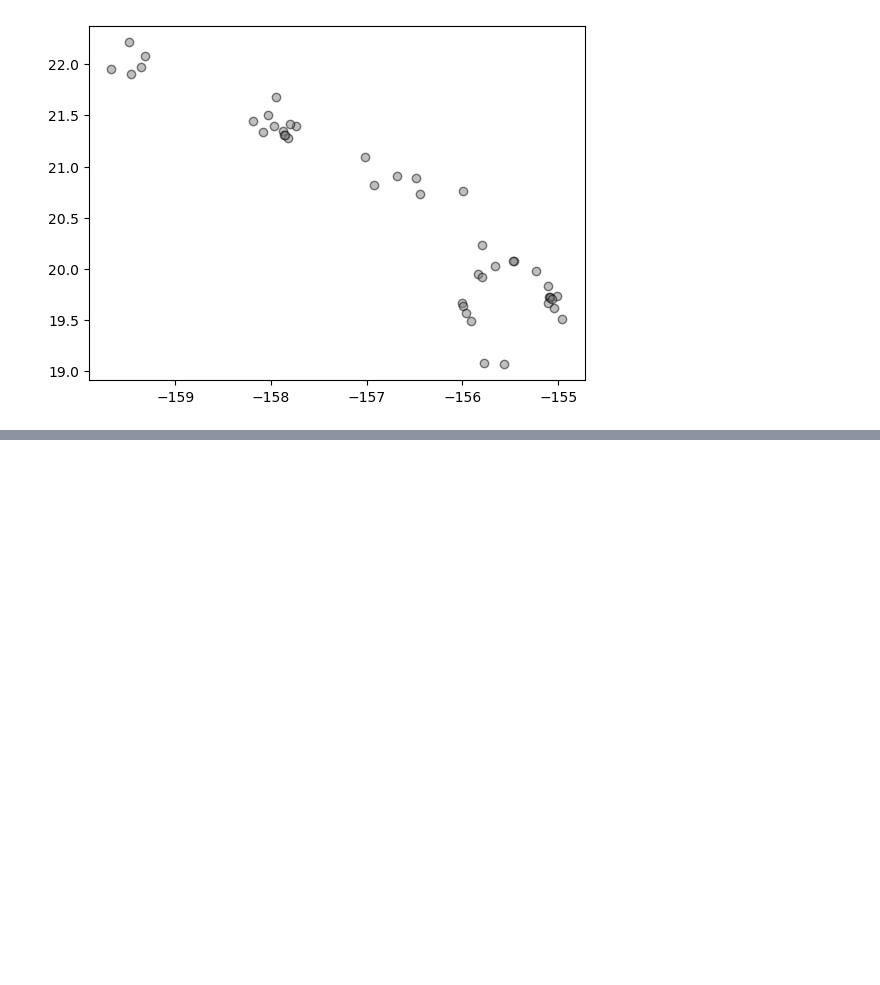
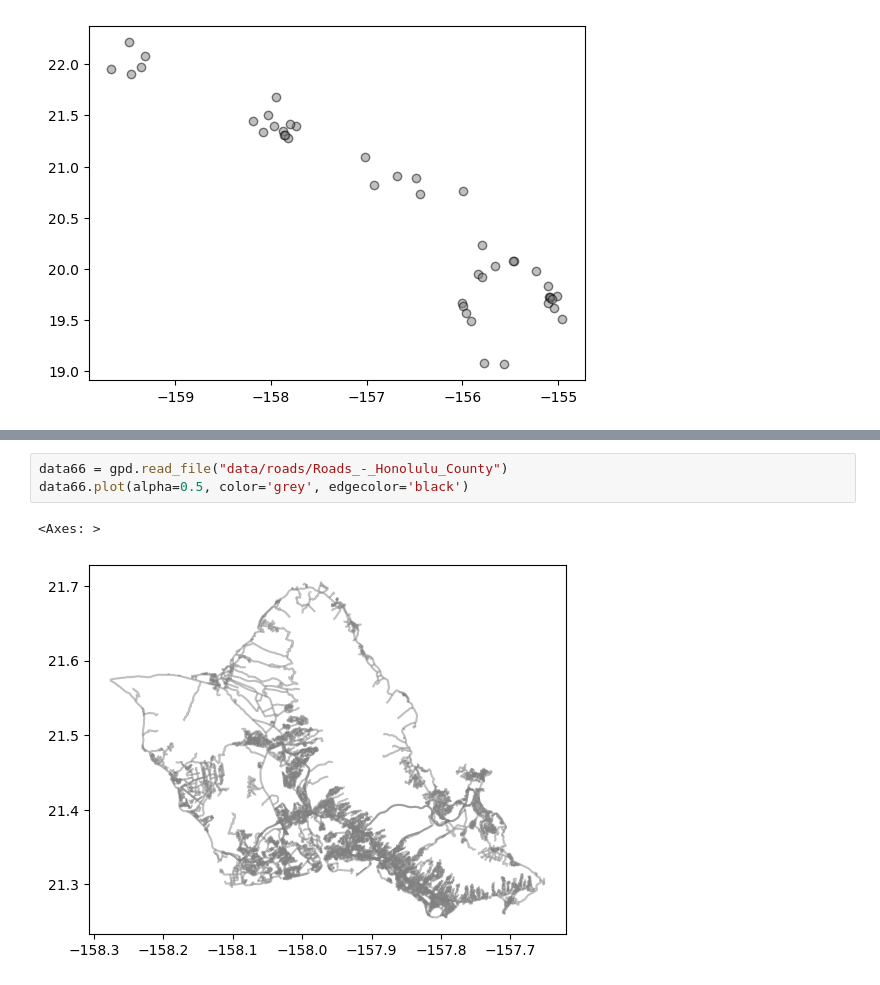
Before and after one commit to mahdi-b/Kanehekili, a Jupyter notebook: Current datasets.ipynb, the cells around one changed output, grey strips where cells are left out. Drawn from its saved outputs; the diff is of its cells as text; blank space fills up the shorter version.

```diff
--- a/Current datasets.ipynb
+++ b/Current datasets.ipynb
@@ -1049,0 +1089,6 @@ data62.plot(alpha=0.5, color='grey', edgecolor='black')
+# %%
+data66 = gpd.read_file("data/roads/Roads_-_Honolulu_County")
+data66.plot(alpha=0.5, color='grey', edgecolor='black')
+# %% [output]
+<Axes: >
+[figure, added]
```
Also changed, not shown: parts of 6 cells of this notebook, 13 other files.
